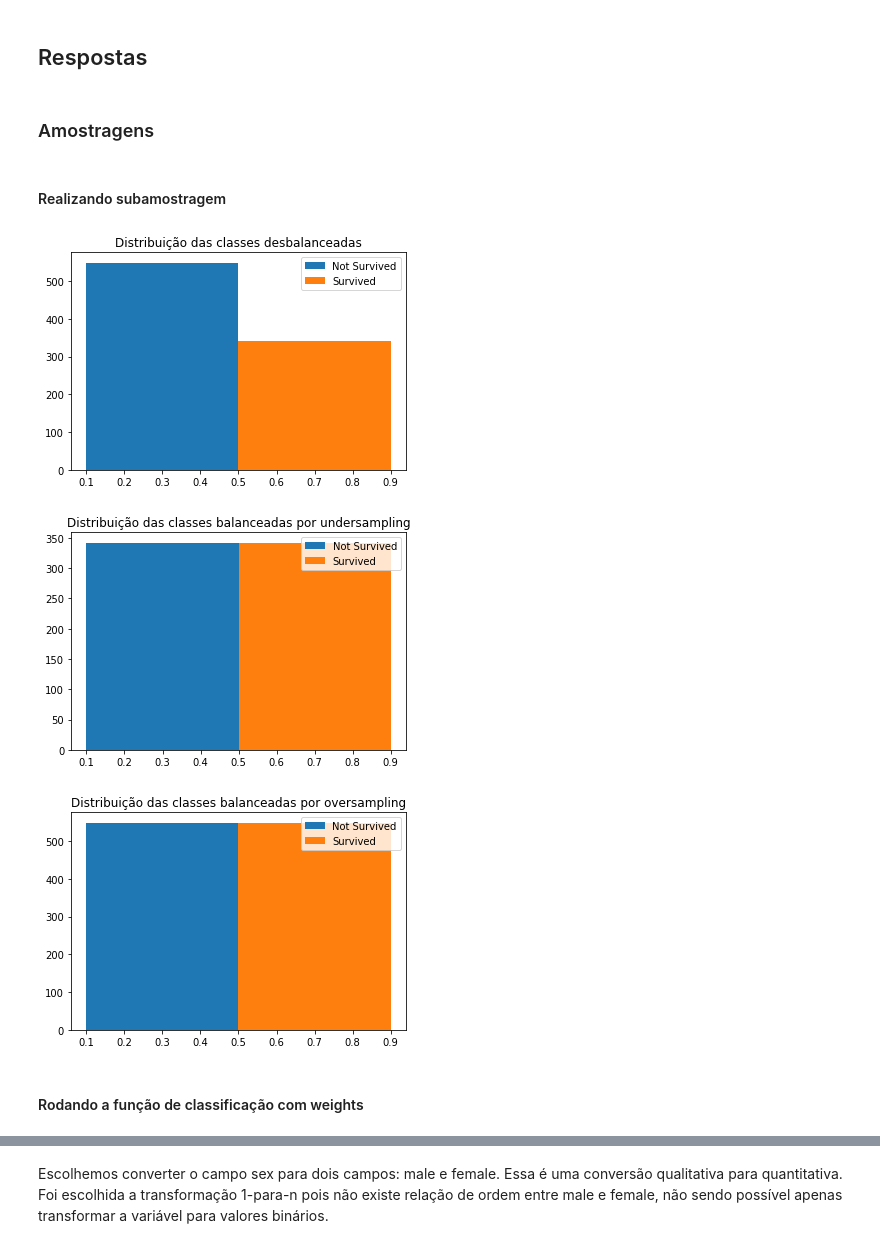
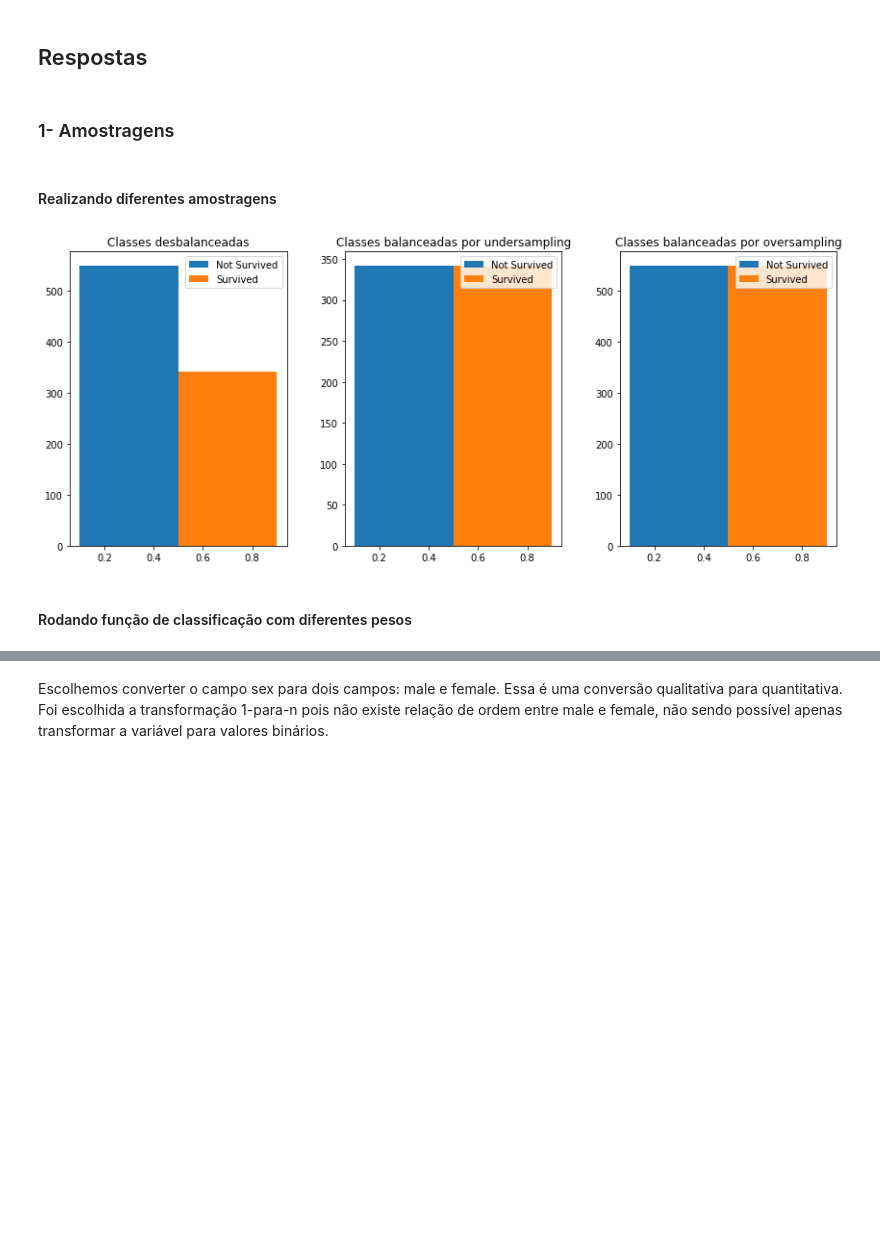
Before and after one commit to RafaelMonteiro95/icd-scc0275, a Jupyter notebook: pratica_5_9293095_9293421.ipynb, the cells around one changed output, grey strips where cells are left out. Cells and saved outputs as stored; diff of their text form; code cells hidden in the pictures; blank space fills up the shorter version.

```diff
--- a/pratica_5_9293095_9293421.ipynb
+++ b/pratica_5_9293095_9293421.ipynb
@@ -12,13 +12,15 @@ Datasets selecionados:
 import pandas as pd
 import numpy as np
 import matplotlib.pyplot as plt
+
+plt.style.use('default')
 # %% [markdown]
 ## Titanic
 # %%
-path = "datasets/titanic/train.csv"
+path = "train.csv"
 
 df = pd.read_csv(path)
-df
+df.head(10)
 # %% [output]
 |  | PassengerId | Survived | Pclass | Name | Sex | Age | SibSp | Parch | Ticket | Fare | ... |
 | 0 | 1 | 0 | 3 | Braund, Mr. Owen Harris | male | 22.0 | 1 | 0 | A/5 21171 | 7.2500 | ... |
@@ -49,51 +44,55 @@ df
 # %% [markdown]
 ## Respostas
 # %% [markdown]
-### Amostragens
+### 1-  Amostragens
 # %% [markdown]
-#### Realizando subamostragem
+#### Realizando diferentes amostragens
 # %%
 # calculando percentagem de cada classe
 n_surv = df['Survived'].sum()
 surv = df[df['Survived'] == 1]
 not_surv = df[df['Survived'] == 0]
 
-plt.title('Distribuição das classes desbalanceadas')
+plt.figure(figsize=(12,5))
+plt.subplot(131)
+plt.title('Classes desbalanceadas')
 plt.hist([not_surv['Survived'],surv['Survived']], label=['Not Survived','Survived'],bins=[0,1], align='mid')
 plt.legend()
-plt.show()
 
 # w tem uma lista com 1 em cada instância do dataset que sobreviveu
 w = df.loc[:,'Survived']
 surv = df.sample(n=n_surv,weights=w,axis=0)
 not_surv = df.sample(n=n_surv,weights=np.logical_not(w),axis=0)
 
-plt.title('Distribuição das classes balanceadas por undersampling')
+plt.subplot(132)
+plt.title('Classes balanceadas por undersampling')
 plt.hist([not_surv['Survived'],surv['Survived']], label=['Not Survived','Survived'],bins=[0,1], align='mid')
 plt.legend()
-plt.show()
 
 # juntando amostra de sobreviventes com amostra de nao sobreviventes  e aleatorizando com frac
 undersampled = pd.concat([surv,not_surv],axis=0).sample(frac=1)
 
 
 n_not_surv = len(df) - n_surv
 diff_n = n_not_surv - n_surv
 
 not_surv = df.sample(n=n_not_surv,weights=np.logical_not(w),axis=0)
 surv_over = df.sample(n=diff_n, weights=w, axis=0)
 surv = pd.concat([surv, surv_over], axis=0).sample(frac=1)
 
-plt.title('Distribuição das classes balanceadas por oversampling')
+plt.subplot(133)
+plt.title('Classes balanceadas por oversampling')
 plt.hist([not_surv['Survived'],surv['Survived']], label=['Not Survived','Survived'],bins=[0,1], align='mid')
 plt.legend()
+
+plt.tight_layout()
 plt.show()
 
 oversampled = pd.concat([not_surv, surv_over], axis=0).sample(frac=1)
 # %% [output]
-[figure, old version]
+[figure, new version]
-[figure, removed]
-[figure, removed]
+# %% [markdown]
+#### Rodando função de classificação com diferentes pesos
 # %%
 from sklearn.svm import SVC, SVR
 from sklearn.tree import DecisionTreeClassifier, DecisionTreeRegressor
@@ -156,8 +155,6 @@ def classificacao(data, columns, target, weights, title_prefix = ''):
     plt.show()
 
     return {'results': results, 'clfs':clfs}
-# %% [markdown]
-#### Rodando a função de classificação com weights
 # %%
 def normalize(dataframe):
     return (dataframe - dataframe.min())/(dataframe.max() - dataframe.min())
```
Also changed, not shown: parts of 27 cells of this notebook.
